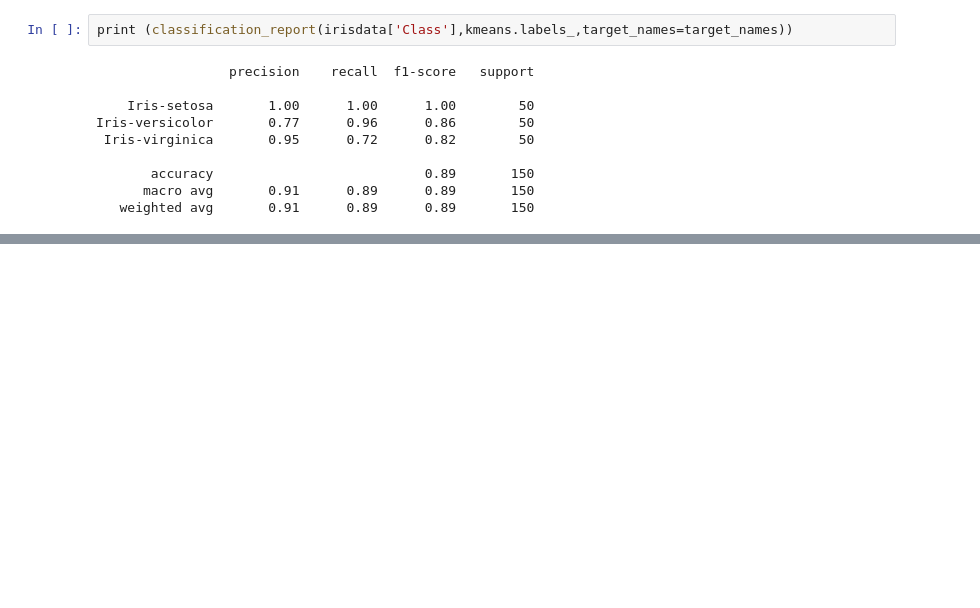
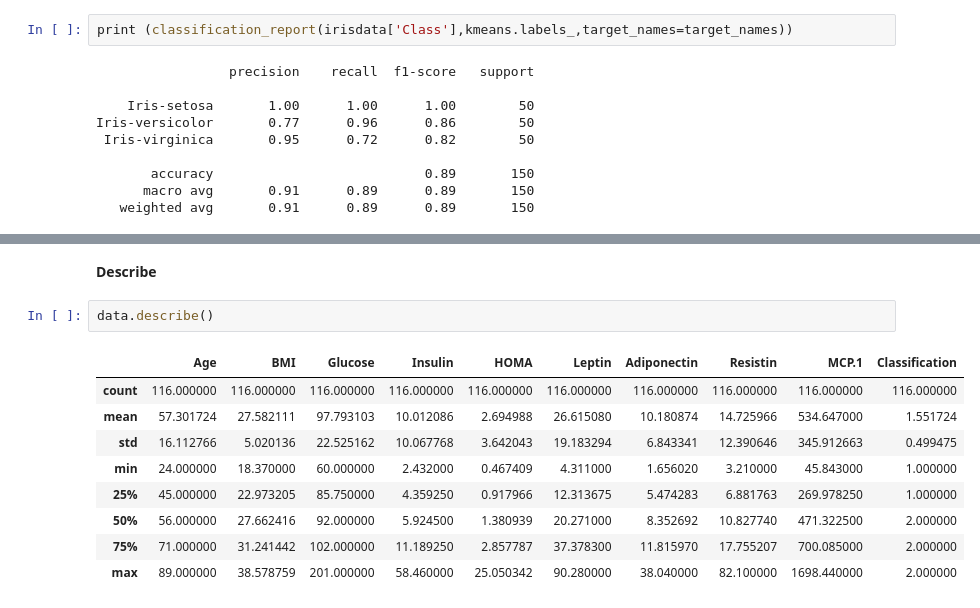
Before and after one commit to nanda-putri/datamining, a Jupyter notebook: _sources/Penambangan Data.ipynb, the cells around one changed output, grey strips where cells are left out. Drawn from its saved outputs; the diff is of its cells as text; blank space fills up the shorter version.

```diff
--- a/_sources/Penambangan Data.ipynb
+++ b/_sources/Penambangan Data.ipynb
@@ -653,0 +715,14 @@ Iris-versicolor       0.77      0.96      0.86        50
+# %% [markdown]
+**Describe**
+# %%
+data.describe()
+# %% [output]
+|  | Age | BMI | Glucose | Insulin | HOMA | Leptin | Adiponectin | Resistin | MCP.1 | Classification |
+| count | 116.000000 | 116.000000 | 116.000000 | 116.000000 | 116.000000 | 116.000000 | 116.000000 | 116.000000 | 116.000000 | 116.000000 |
+| mean | 57.301724 | 27.582111 | 97.793103 | 10.012086 | 2.694988 | 26.615080 | 10.180874 | 14.725966 | 534.647000 | 1.551724 |
+| std | 16.112766 | 5.020136 | 22.525162 | 10.067768 | 3.642043 | 19.183294 | 6.843341 | 12.390646 | 345.912663 | 0.499475 |
+| min | 24.000000 | 18.370000 | 60.000000 | 2.432000 | 0.467409 | 4.311000 | 1.656020 | 3.210000 | 45.843000 | 1.000000 |
+| 25% | 45.000000 | 22.973205 | 85.750000 | 4.359250 | 0.917966 | 12.313675 | 5.474283 | 6.881763 | 269.978250 | 1.000000 |
+| 50% | 56.000000 | 27.662416 | 92.000000 | 5.924500 | 1.380939 | 20.271000 | 8.352692 | 10.827740 | 471.322500 | 2.000000 |
+| 75% | 71.000000 | 31.241442 | 102.000000 | 11.189250 | 2.857787 | 37.378300 | 11.815970 | 17.755207 | 700.085000 | 2.000000 |
+| max | 89.000000 | 38.578759 | 201.000000 | 58.460000 | 25.050342 | 90.280000 | 38.040000 | 82.100000 | 1698.440000 | 2.000000 |
```
Also changed, not shown: parts of 39 cells of this notebook, 7 other files.
